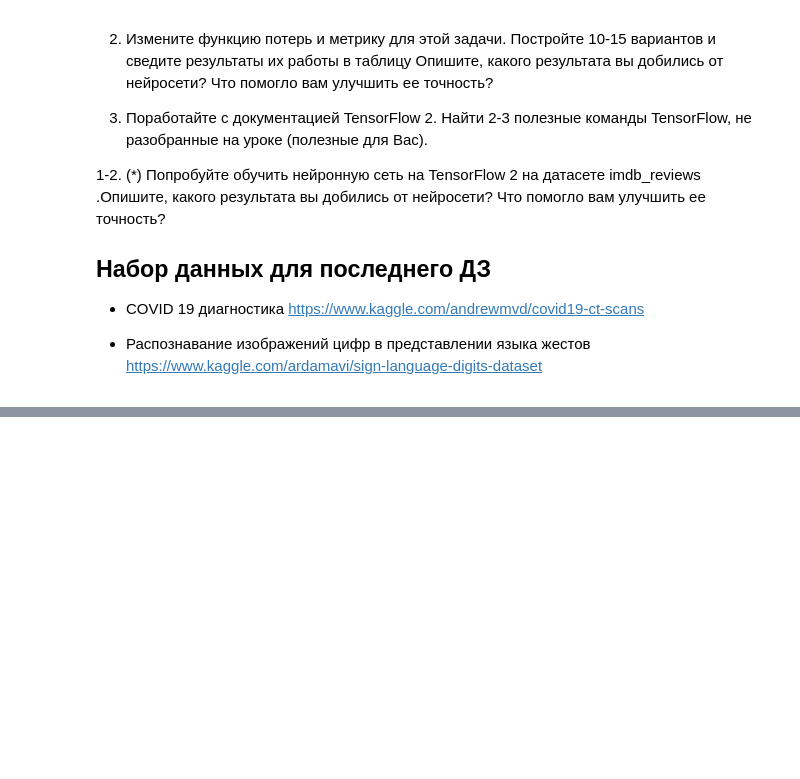
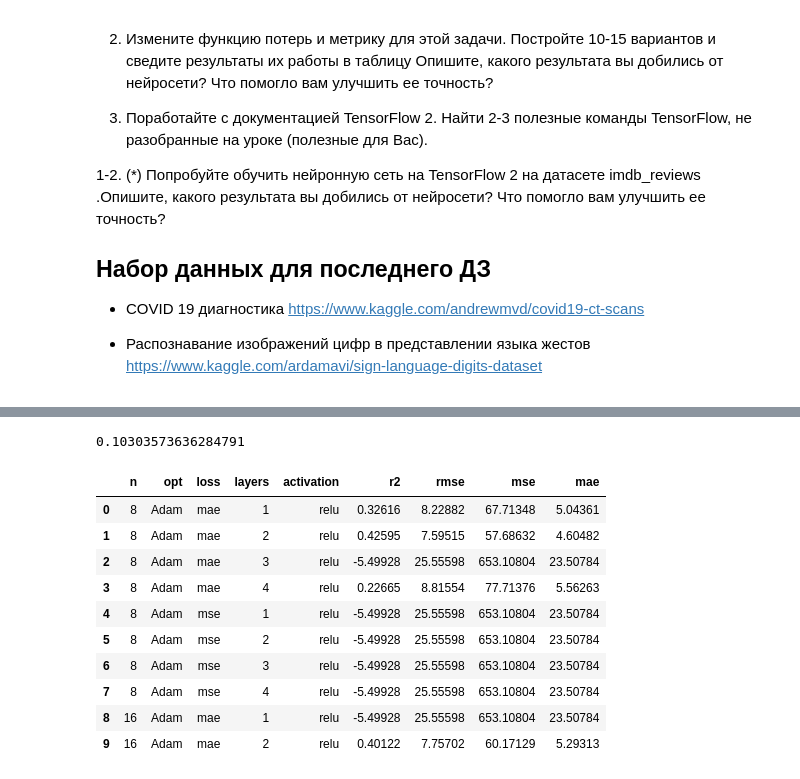
Before and after one commit to ViktorOtroschenko/Introduction_to_Neural_Networks, a Jupyter notebook: Lesson3.ipynb, the cells around one changed output, grey strips where cells are left out. Cells and saved outputs as stored; diff of their text form; code cells hidden in the pictures; blank space fills up the shorter version.

```diff
--- a/Lesson3.ipynb
+++ b/Lesson3.ipynb
@@ -24,0 +69,2 @@
+# %%
+X_train, X_test, y_train, y_test = train_test_split(X, y, test_size=0.2)
@@ -24,0 +122,4 @@
+# %%
+r2(y_test, predictions)
+# %% [output]
+0.10303573636284791
@@ -24,0 +134,53 @@
+# %%
+results = []
+for opt in tqdm(['Adam', 'RMSprop', 'nadam']):
+    for act in tqdm(['relu', 'selu', 'linear']):
+        for n in tqdm([8, 16, 32, 64, 128,]):
+                for loss in tqdm(['mae', 'mse']):
+                    for l in tqdm(range(1, 5)):
+
+                        model = create_model(l, n, act)
+                        i = 0
+
+                        result = {}
+
+                        model.compile(optimizer=opt,
+                                        loss=loss,
+                                        metrics=[loss])
+
+                        model.fit(
+                            X_train,
+                            y_train,
+                            epochs=50,
+                            batch_size=20,
+                            verbose = False)
+                        y_pred = model.predict(X_test)
+
+                        result['n'] = n
+                        result['opt'] = opt
+                        result['loss'] = loss
+                        result['layers'] = l
+                        result['activation'] = act
+                        i += 1
+                        result['r2'] = round(r2(y_test, y_pred.copy().flatten()),5)
+                        result['rmse'] = round(np.sqrt(mse(y_test, y_pred.copy().flatten())),5)
+                        result['mse'] = round(mse(y_test, y_pred.copy().flatten()),5)
+                        result['mae'] = round(mae(y_test, y_pred.copy().flatten()),5)
+
+
+                        results.append(result)
+# %%
+result = pd.DataFrame(results)
+result.head(10)
+# %% [output]
+|  | n | opt | loss | layers | activation | r2 | rmse | mse | mae |
+| 0 | 8 | Adam | mae | 1 | relu | 0.32616 | 8.22882 | 67.71348 | 5.04361 |
+| 1 | 8 | Adam | mae | 2 | relu | 0.42595 | 7.59515 | 57.68632 | 4.60482 |
+| 2 | 8 | Adam | mae | 3 | relu | -5.49928 | 25.55598 | 653.10804 | 23.50784 |
+| 3 | 8 | Adam | mae | 4 | relu | 0.22665 | 8.81554 | 77.71376 | 5.56263 |
+| 4 | 8 | Adam | mse | 1 | relu | -5.49928 | 25.55598 | 653.10804 | 23.50784 |
+| 5 | 8 | Adam | mse | 2 | relu | -5.49928 | 25.55598 | 653.10804 | 23.50784 |
+| 6 | 8 | Adam | mse | 3 | relu | -5.49928 | 25.55598 | 653.10804 | 23.50784 |
+| 7 | 8 | Adam | mse | 4 | relu | -5.49928 | 25.55598 | 653.10804 | 23.50784 |
+| 8 | 16 | Adam | mae | 1 | relu | -5.49928 | 25.55598 | 653.10804 | 23.50784 |
+| 9 | 16 | Adam | mae | 2 | relu | 0.40122 | 7.75702 | 60.17129 | 5.29313 |
```
Also changed, not shown: parts of 19 cells of this notebook.
